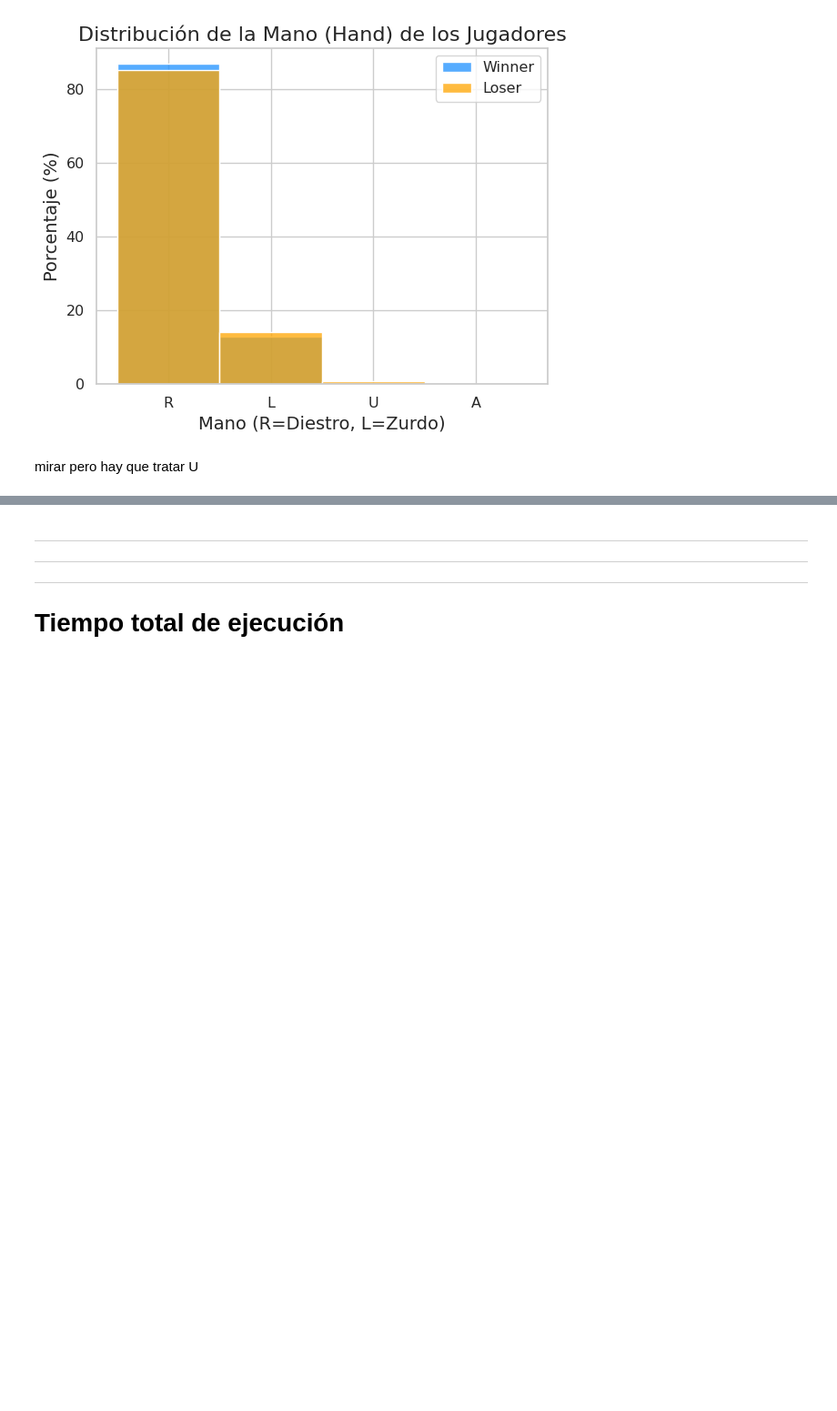
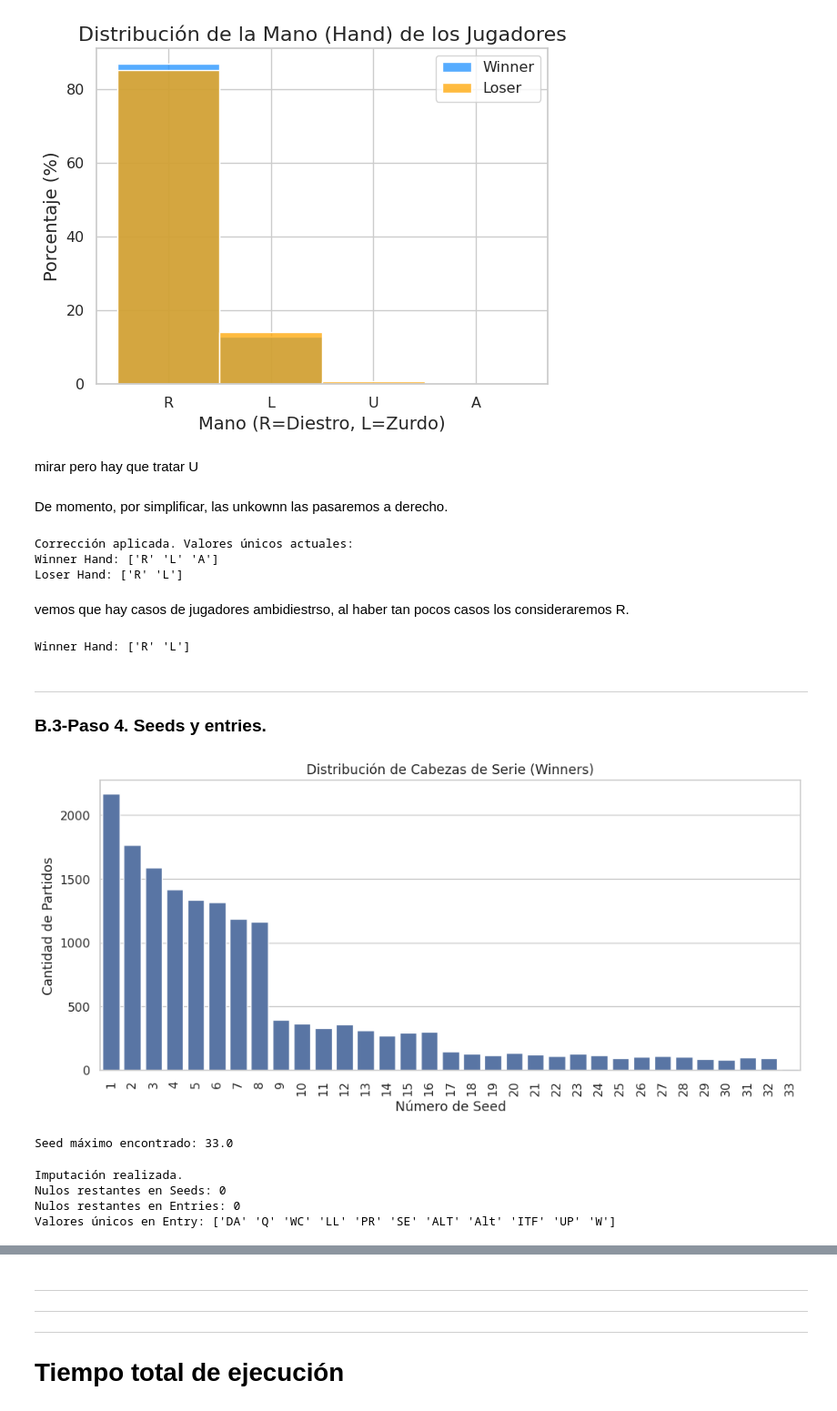
Before and after one commit to Sterrysx/Tennis-ML-APA, a Jupyter notebook: notebooks/01_preprocesado.ipynb, the cells around one changed output, grey strips where cells are left out. Shown at 91% size. Cells and saved outputs as stored; diff of their text form; code cells hidden in the pictures; blank space fills up the shorter version.

```diff
--- a/notebooks/01_preprocesado.ipynb
+++ b/notebooks/01_preprocesado.ipynb
@@ -707,3 +707,76 @@ Total Nulos: 0
 [figure]
 # %% [markdown]
 mirar pero hay que tratar U
+# %% [markdown]
+De momento, por simplificar, las unkownn las pasaremos a derecho.
+# %%
+# --- B.3.2 SIMPLIFICACIÓN DE LA MANO (HAND) ---
+
+# Reemplazamos tanto 'U' (Unknown) como los NaN por 'R' (Right/Diestro)
+# Esto elimina el sesgo de la categoría 'U' (que el modelo asociaba a perder).
+tennis['winner_hand'] = tennis['winner_hand'].replace('U', 'R').fillna('R')
+tennis['loser_hand'] = tennis['loser_hand'].replace('U', 'R').fillna('R')
+
+# --- VERIFICACIÓN ---
+print("Corrección aplicada. Valores únicos actuales:")
+print(f"Winner Hand: {tennis['winner_hand'].unique()}")
+print(f"Loser Hand: {tennis['loser_hand'].unique()}")
+# %% [output]
+Corrección aplicada. Valores únicos actuales:
+Winner Hand: ['R' 'L' 'A']
+Loser Hand: ['R' 'L']
+# %% [markdown]
+vemos que hay casos de jugadores ambidiestrso, al haber tan pocos casos los consideraremos R.
+# %%
+tennis['winner_hand'] = tennis['winner_hand'].replace('A').fillna('R')
+print(f"Winner Hand: {tennis['winner_hand'].unique()}")
+# %% [output]
+Winner Hand: ['R' 'L']
+# %% [markdown]
+---
+
+### B.3-Paso 4. Seeds y entries.
+# %%
+import matplotlib.pyplot as plt
+import seaborn as sns
+
+# Convertimos a numérico por si acaso hay texto mezclado, forzando errores a NaN
+tennis['winner_seed'] = pd.to_numeric(tennis['winner_seed'], errors='coerce')
+
+# Gráfico de distribución de Seeds
+plt.figure(figsize=(12, 5))
+sns.countplot(x=tennis['winner_seed'].dropna().astype(int))
+plt.title('Distribución de Cabezas de Serie (Winners)')
+plt.xlabel('Número de Seed')
+plt.ylabel('Cantidad de Partidos')
+plt.xticks(rotation=90) # Rotar etiquetas si hay muchas
+plt.show()
+
+print(f"Seed máximo encontrado: {tennis['winner_seed'].max()}")
+# %% [output]
+[figure, added]
+Seed máximo encontrado: 33.0
+# %%
+# --- TRATAMIENTO DE SEEDS Y ENTRIES ---
+
+# 1. SEEDS: Usamos 100 para indicar "Peor que el último seed (32)"
+# Si usáramos -1, el modelo pensaría que son mejores que el nº1.
+val_no_seed = 100
+
+tennis['winner_seed'] = tennis['winner_seed'].fillna(val_no_seed)
+tennis['loser_seed'] = tennis['loser_seed'].fillna(val_no_seed)
+
+# 2. ENTRIES: Los nulos son 'Direct Acceptance' (Entrada directa por ranking)
+tennis['winner_entry'] = tennis['winner_entry'].fillna('DA')
+tennis['loser_entry'] = tennis['loser_entry'].fillna('DA')
+
+# Verificación
+print("Imputación realizada.")
+print(f"Nulos restantes en Seeds: {tennis['winner_seed'].isna().sum()}")
+print(f"Nulos restantes en Entries: {tennis['winner_entry'].isna().sum()}")
+print(f"Valores únicos en Entry: {tennis['winner_entry'].unique()}")
+# %% [output]
+Imputación realizada.
+Nulos restantes en Seeds: 0
+Nulos restantes en Entries: 0
+Valores únicos en Entry: ['DA' 'Q' 'WC' 'LL' 'PR' 'SE' 'ALT' 'Alt' 'ITF' 'UP' 'W']
```
Also changed, not shown: parts of 43 cells of this notebook, 2 other files.
